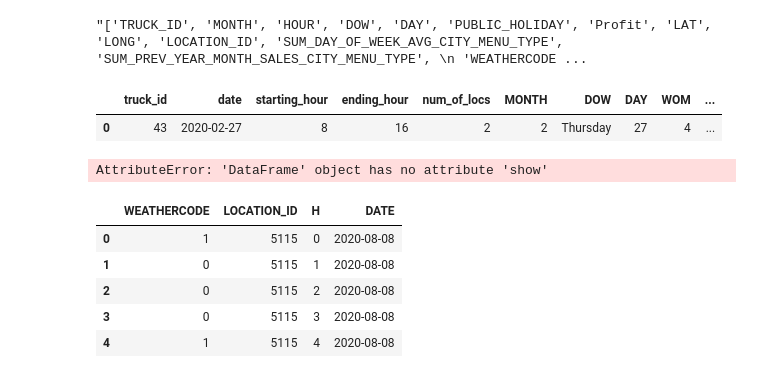
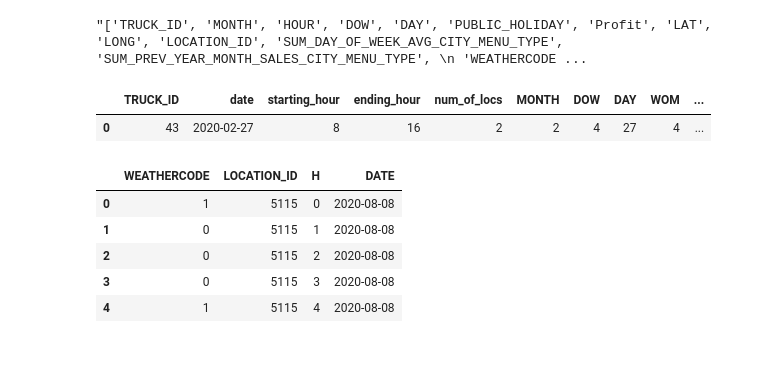
Before and after one commit to jkyxd/ICP_Group3, a Jupyter notebook: Testing File.ipynb, the cells around one changed output. Saved outputs shown, nothing was run; the diff lists cells and outputs as text; code cells hidden in the pictures.

Commit message:
Finalized Input Dataframe

```diff
--- a/Testing File.ipynb
+++ b/Testing File.ipynb
@@ -266,7 +266,7 @@ datetime_object = datetime.strptime(date, '%Y-%m-%d')
 starting_hour = 8
 ending_hour = 16
 num_of_locs = 2
-df = pd.DataFrame({'truck_id': [truck_id],
+df = pd.DataFrame({'TRUCK_ID': [truck_id],
                    'date': [date],
                    'starting_hour': [starting_hour],
                    'ending_hour': [ending_hour],
@@ -275,7 +275,7 @@ df = pd.DataFrame({'truck_id': [truck_id],
 #seperate date into month, dow, day, public_holiday
 df['date'] = pd.to_datetime(df['date'])
 df['MONTH'] = df['date'].dt.month
-df['DOW'] = df['date'].dt.day_name()
+df['DOW'] = df['date'].dt.weekday + 1
 df['DAY'] = df['date'].dt.day
 df['WOM'] = (df['DAY'] - 1) // 7 + 1
 
@@ -285,45 +285,47 @@ public_holidays = [
     {'Month': 12, 'Day': 25, 'DOW': None, 'WOM': None},  # Christmas Day
     {'Month': 10, 'Day': None, 'DOW': '1', 'WOM': 2},  # Columbus Day (second Monday in October)
     {'Month': 6, 'Day': 19, 'DOW': None, 'WOM': None},  # Juneteenth
     {'Month': 9, 'Day': None, 'DOW': '1', 'WOM': 1},  # Labor Day (first Monday in September)
     {'Month': 1, 'Day': None, 'DOW': '1', 'WOM': 3},  # Martin Luther King, Jr. Day (third Monday in January)
     {'Month': 5, 'Day': None, 'DOW': '1', 'WOM': -1},  # Memorial Day (last Monday in May)
     {'Month': 1, 'Day': 1, 'DOW': None, 'WOM': None},  # New Year's Day
     {'Month': 12, 'Day': 31, 'DOW': None, 'WOM': None},  # New Year's Eve
     {'Month': 11, 'Day': None, 'DOW': '4', 'WOM': 4},  # Thanksgiving Day (fourth Thursday in November)
     {'Month': 11, 'Day': None, 'DOW': '3', 'WOM': 4},  # Thanksgiving Eve (fourth Wednesday in November)
     {'Month': 2, 'Day': 14, 'DOW': None, 'WOM': None},  # Valentine's Day
     {'Month': 11, 'Day': 11, 'DOW': None, 'WOM': None},  # Veterans Day
     {'Month': 10, 'Day': 31, 'DOW': None, 'WOM': None},  # Halloween
     {'Month': 3, 'Day': 17, 'DOW': None, 'WOM': None},  # St. Patrick's Day
     {'Month': 11, 'Day': 25, 'DOW': '5', 'WOM': None},  # Black Friday
     {'Month': 12, 'Day': 26, 'DOW': None, 'WOM': None},  # Boxing Day
 ]
 
 # Iterate over the public holidays and create the 'public_holiday' column
-df['public_holiday'] = 0  # Initialize the column with 0 (not a public holiday)
+df['PUBLIC_HOLIDAY'] = 0  # Initialize the column with 0 (not a public holiday)
 for holiday in public_holidays:
     month_mask = df['date'].dt.month == holiday['Month']
     day_mask = df['date'].dt.day == holiday['Day']
     dow_mask = df['date'].dt.dayofweek == int(holiday['DOW']) if holiday['DOW'] is not None else True
     wom_mask = (df['date'].dt.day - 1) // 7 + 1 == holiday['WOM'] if holiday['WOM'] is not None else True
 
     mask = month_mask & day_mask & dow_mask & wom_mask
     df.loc[mask, 'public_holiday'] = 1
 
 df.head()
 # %% [output]
-|  | truck_id | date | starting_hour | ending_hour | num_of_locs | MONTH | DOW | DAY | WOM | ... |
-| 0 | 43 | 2020-02-27 | 8 | 16 | 2 | 2 | Thursday | 27 | 4 | ... |
+|  | TRUCK_ID | date | starting_hour | ending_hour | num_of_locs | MONTH | DOW | DAY | WOM | ... |
+| 0 | 43 | 2020-02-27 | 8 | 16 | 2 | 2 | 4 | 27 | 4 | ... |
 # %%
 #schema get Truck table + Location table, get location id, City + region
 session.use_schema("RAW_POS")
-truck_df=session.sql('Select * from TRUCK').to_pandas()
-truck_df = truck_df[truck_df['TRUCK_ID']==truck_id]
+query = "SELECT * FROM TRUCK WHERE TRUCK_ID = '{}'".format(truck_id)
+truck_df=session.sql(query).toPandas()
+#truck_df = truck_df[truck_df['TRUCK_ID']==truck_id]
 city = truck_df['PRIMARY_CITY'].iloc[0]
 
-location_df=session.sql('Select * from LOCATION').to_pandas()
-location_df = location_df[location_df['CITY']==city]
+query = "SELECT * FROM LOCATION WHERE CITY = '{}'".format(city)
+location_df=session.sql(query).toPandas()
+#location_df = location_df[location_df['CITY']==city]
 city_locations = location_df.merge(df_unique_locations_lat_long, left_on='LOCATION_ID', right_on='Location ID', how='inner')
 city_locations = city_locations[['LOCATION_ID','Latitude','Longitude']]
 city_locations.rename(columns={"Latitude": "LAT"},inplace=True)
@@ -336,8 +338,6 @@ wdf=wdf.withColumn("H",F.substring(wdf["TIME"], 12, 2).cast("integer"))
 wdf=wdf.withColumn("DATE",F.substring(wdf["TIME"], 0, 10))
 wdf=wdf.select("WEATHERCODE","LOCATION_ID","H","DATE" )
 wdf=wdf.to_pandas()
-# %% [output]
-AttributeError: 'DataFrame' object has no attribute 'show'
 # %%
 wdf.head()
 # %% [output]
```
Also changed, not shown: parts of 19 cells of this notebook.
